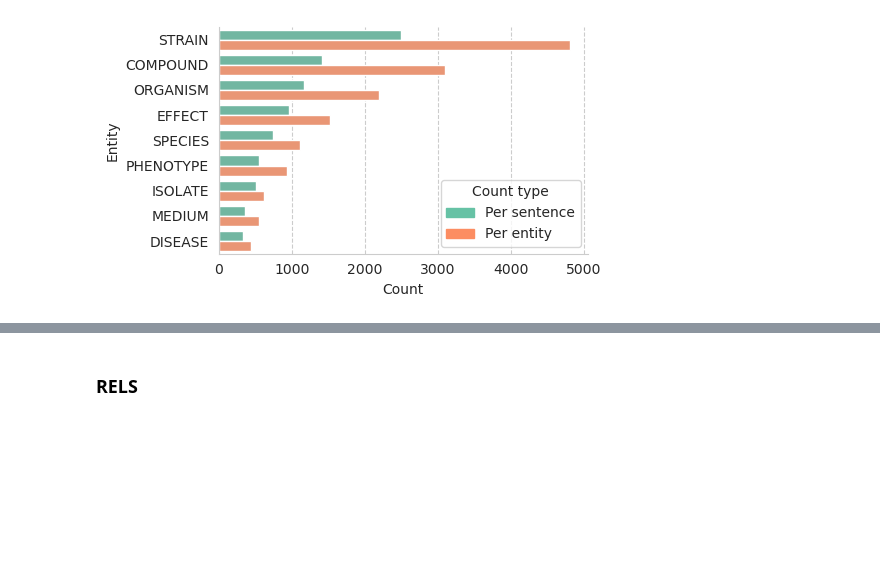
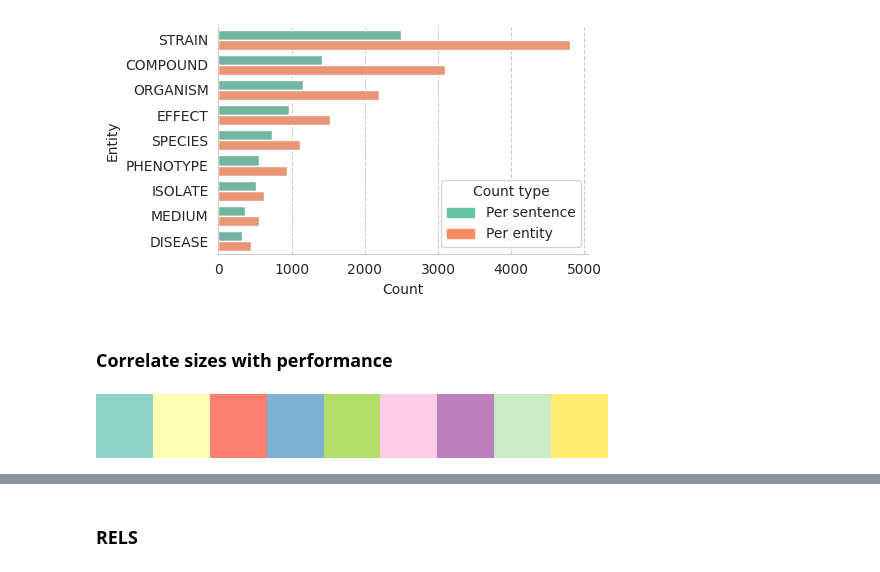
Before and after one commit to danielzmbp/NLP4Pheno, a Jupyter notebook: notebooks/summary_label.ipynb, the cells around one changed output, grey strips where cells are left out. Saved outputs shown, nothing was run; the diff lists cells and outputs as text; code cells hidden in the pictures; blank space fills up the shorter version.

```diff
--- a/notebooks/summary_label.ipynb
+++ b/notebooks/summary_label.ipynb
@@ -144,3 +143,5 @@ plt.legend(handles=patches, title="Count type")
 plt.savefig("./figures/predictions/labeled_entities_counts.pdf")
 # %% [output]
 [figure]
+# %% [markdown]
+### Correlate sizes with performance
@@ -146,0 +154,4 @@ plt.savefig("./figures/predictions/labeled_entities_counts.pdf")
+# %%
+plt.get_cmap('Set3',9)
+# %% [output]
+[figure, added]
```
Also changed, not shown: parts of 7 cells of this notebook.
